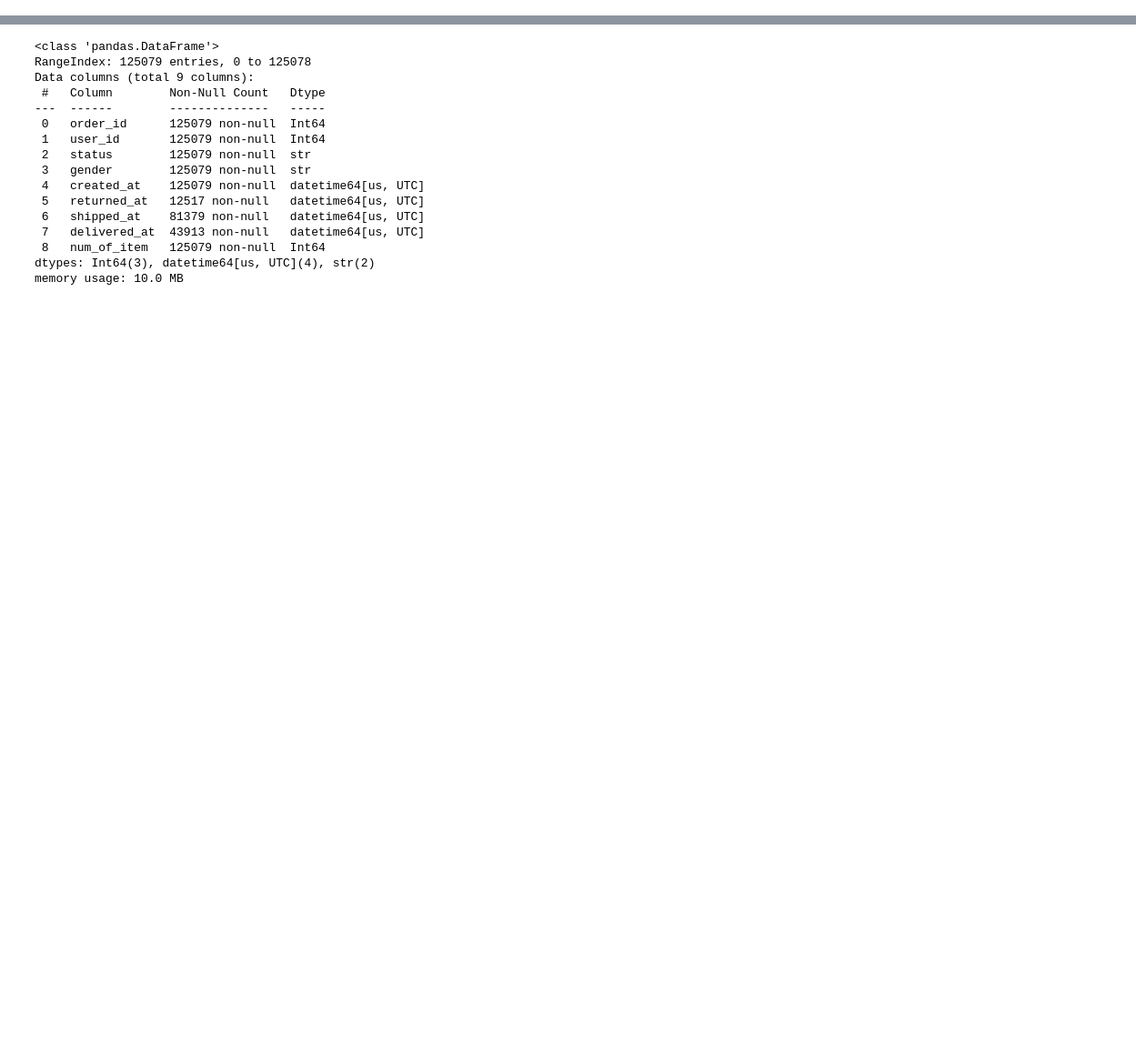
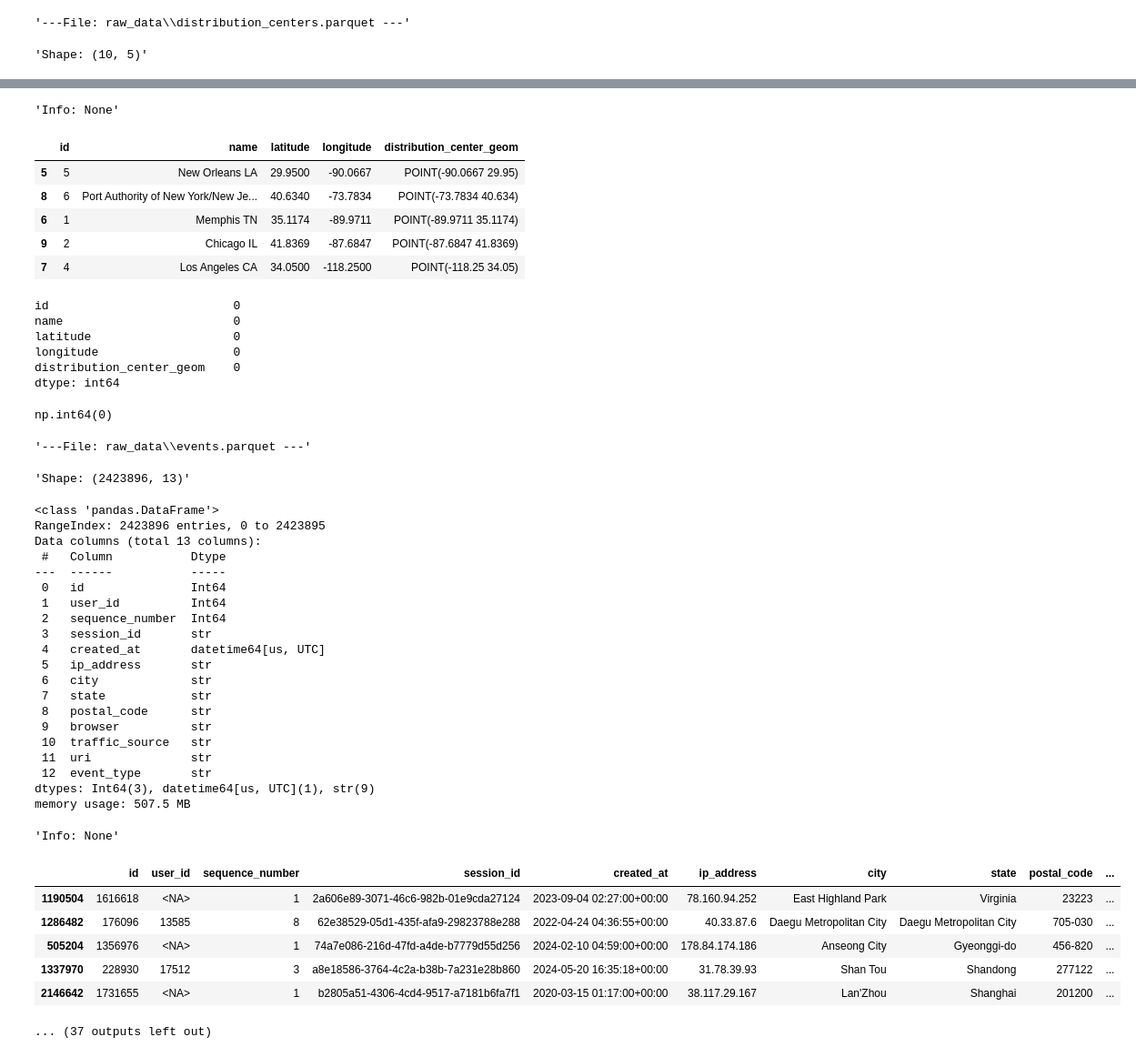
Before and after one commit to karo-liter/thelook_project, a Jupyter notebook: 2_overview_clean_load.ipynb, the cells around one changed output, grey strips where cells are left out. Shown at 91% size. Cells and saved outputs as stored; diff of their text form; code cells hidden in the pictures; blank space fills up the shorter version.

Commit message:
data overview

```diff
--- a/2_overview_clean_load.ipynb
+++ b/2_overview_clean_load.ipynb
@@ -4,2 +5,13 @@ import numpy as np
 # %%
-df = pd.read_parquet("orders.parquet")
+for file in glob.glob("raw_data/*.parquet"):
+  display(f"---File: {file} ---")
+  df = pd.read_parquet(file)
+  display(f"Shape: {df.shape}")
+  display(f"Info: {df.info()}")
+  #display(df.describe)
+  display(df.sample(5))
+  display(df.isna().sum())
+  display(df.duplicated().sum())
+# %% [output]
+'---File: raw_data\\distribution_centers.parquet ---'
+'Shape: (10, 5)'
@@ -6,19 +30,44 @@ df = pd.read_parquet("orders.parquet")
+'Info: None'
+|  | id | name | latitude | longitude | distribution_center_geom |
+| 5 | 5 | New Orleans LA | 29.9500 | -90.0667 | POINT(-90.0667 29.95) |
+| 8 | 6 | Port Authority of New York/New Je... | 40.6340 | -73.7834 | POINT(-73.7834 40.634) |
+| 6 | 1 | Memphis TN | 35.1174 | -89.9711 | POINT(-89.9711 35.1174) |
+| 9 | 2 | Chicago IL | 41.8369 | -87.6847 | POINT(-87.6847 41.8369) |
+| 7 | 4 | Los Angeles CA | 34.0500 | -118.2500 | POINT(-118.25 34.05) |
+id                          0
+name                        0
+latitude                    0
+longitude                   0
+distribution_center_geom    0
+dtype: int64
+np.int64(0)
+'---File: raw_data\\events.parquet ---'
+'Shape: (2423896, 13)'
+<class 'pandas.DataFrame'>
+RangeIndex: 2423896 entries, 0 to 2423895
+Data columns (total 13 columns):
+ #   Column           Dtype
+---  ------           -----
+ 0   id               Int64
+ 1   user_id          Int64
+ 2   sequence_number  Int64
+ 3   session_id       str
+ 4   created_at       datetime64[us, UTC]
+ 5   ip_address       str
+ 6   city             str
+ 7   state            str
+ 8   postal_code      str
+ 9   browser          str
+ 10  traffic_source   str
+ 11  uri              str
+ 12  event_type       str
+dtypes: Int64(3), datetime64[us, UTC](1), str(9)
+memory usage: 507.5 MB
+'Info: None'
+|  | id | user_id | sequence_number | session_id | created_at | ip_address | city | state | postal_code | ... |
+| 1190504 | 1616618 | <NA> | 1 | 2a606e89-3071-46c6-982b-01e9cda27124 | 2023-09-04 02:27:00+00:00 | 78.160.94.252 | East Highland Park | Virginia | 23223 | ... |
+| 1286482 | 176096 | 13585 | 8 | 62e38529-05d1-435f-afa9-29823788e288 | 2022-04-24 04:36:55+00:00 | 40.33.87.6 | Daegu Metropolitan City | Daegu Metropolitan City | 705-030 | ... |
+| 505204 | 1356976 | <NA> | 1 | 74a7e086-216d-47fd-a4de-b7779d55d256 | 2024-02-10 04:59:00+00:00 | 178.84.174.186 | Anseong City | Gyeonggi-do | 456-820 | ... |
+| 1337970 | 228930 | 17512 | 3 | a8e18586-3764-4c2a-b38b-7a231e28b860 | 2024-05-20 16:35:18+00:00 | 31.78.39.93 | Shan Tou | Shandong | 277122 | ... |
+| 2146642 | 1731655 | <NA> | 1 | b2805a51-4306-4cd4-9517-a7181b6fa7f1 | 2020-03-15 01:17:00+00:00 | 38.117.29.167 | Lan'Zhou | Shanghai | 201200 | ... |
+... (37 outputs left out)
-# %%
-df.info()
-# %% [output]
-<class 'pandas.DataFrame'>
-RangeIndex: 125079 entries, 0 to 125078
-Data columns (total 9 columns):
- #   Column        Non-Null Count   Dtype
----  ------        --------------   -----
- 0   order_id      125079 non-null  Int64
- 1   user_id       125079 non-null  Int64
- 2   status        125079 non-null  str
- 3   gender        125079 non-null  str
- 4   created_at    125079 non-null  datetime64[us, UTC]
- 5   returned_at   12517 non-null   datetime64[us, UTC]
- 6   shipped_at    81379 non-null   datetime64[us, UTC]
- 7   delivered_at  43913 non-null   datetime64[us, UTC]
- 8   num_of_item   125079 non-null  Int64
-dtypes: Int64(3), datetime64[us, UTC](4), str(2)
-memory usage: 10.0 MB
```
Also changed, not shown: parts of 4 cells of this notebook, 1 other file.
